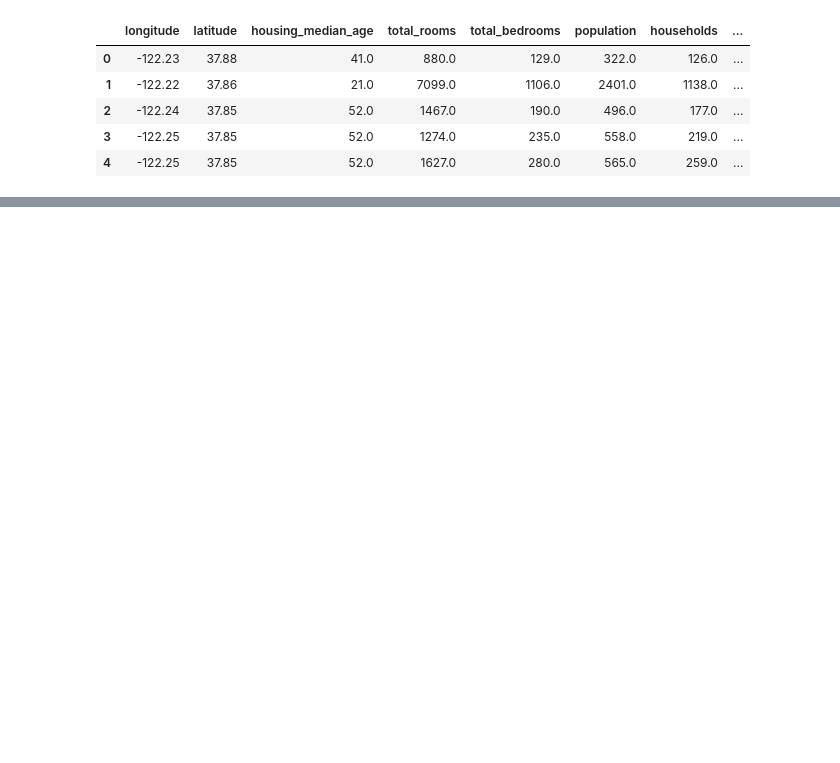
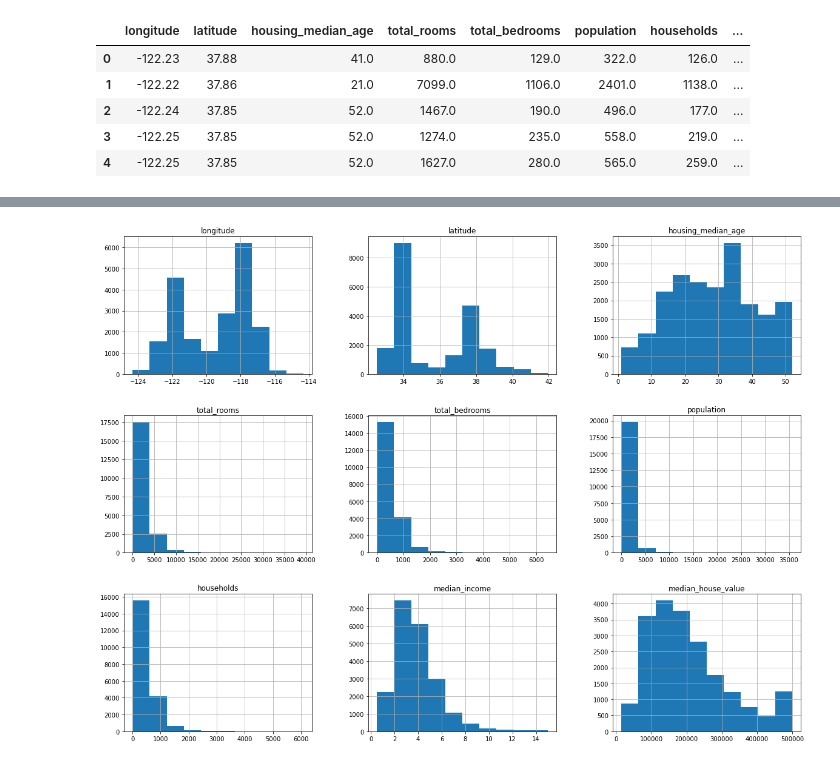
Before and after one commit to SarthakThakur0097/ML-Practice, a Jupyter notebook: Housing.ipynb, the cells around one changed output, grey strips where cells are left out. Drawn from its saved outputs; the diff is of its cells as text; code cells hidden in the pictures; blank space fills up the shorter version.

```diff
--- a/Housing.ipynb
+++ b/Housing.ipynb
@@ -40,0 +89,5 @@ housing.head()
+# %%
+housing.hist(figsize=(20,15))
+plt.show()
+# %% [output]
+[figure, added]
```
Also changed, not shown: parts of 26 cells of this notebook.
